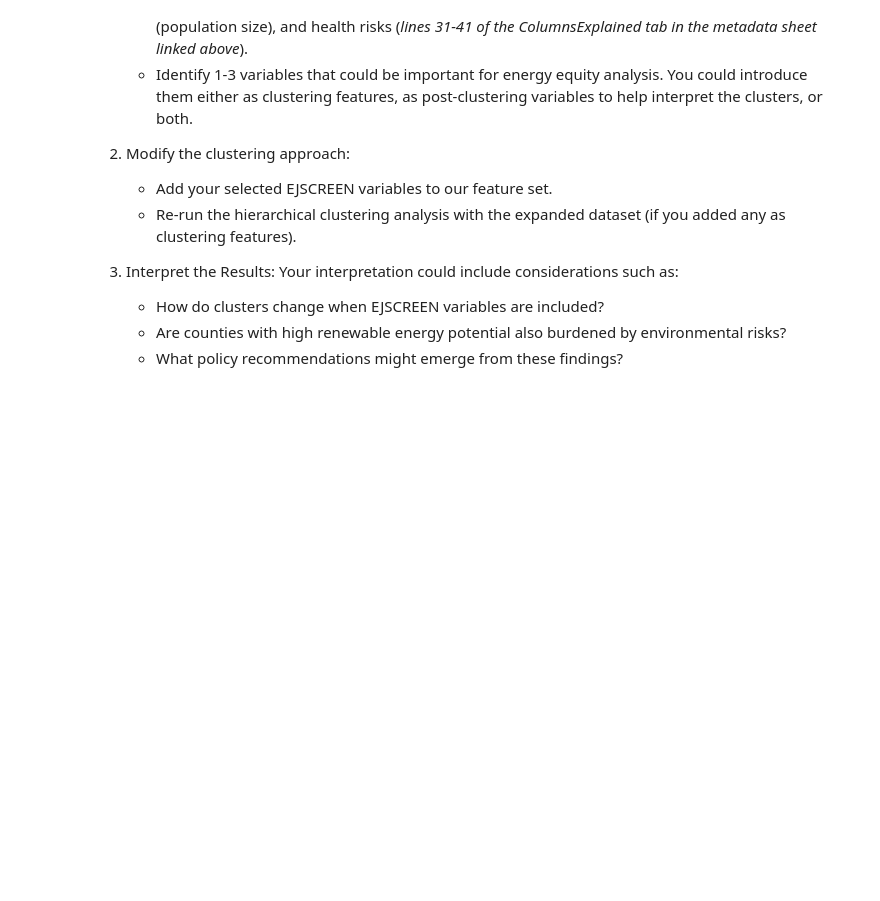
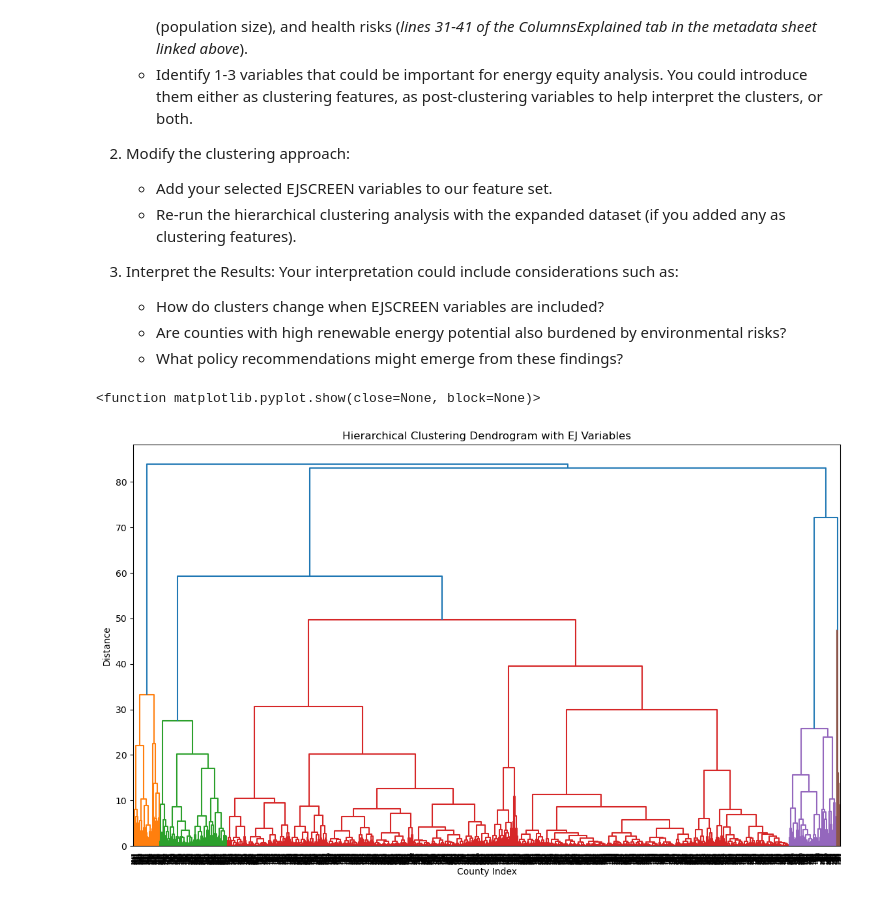
Before and after one commit to jocardelle/EDS232-labs, a Jupyter notebook: Week8/lab8-ej-clustering-.ipynb, the cells around one changed output. Drawn from its saved outputs; the diff is of its cells as text; code cells hidden in the pictures; blank space fills up the shorter version.

```diff
--- a/Week8/lab8-ej-clustering-.ipynb
+++ b/Week8/lab8-ej-clustering-.ipynb
@@ -117,0 +163,33 @@ So far, we have clustered counties based on **energy potential**, but energy pot
+# %%
+# Choose features
+ej_df = eeip_data[[
+    'utility_pv_technical_generation_potential_mwh',
+    'residential_pv_technical_generation_potential_mwh',
+    'land_based_wind_technical_generation_potential_mwh',
+    'commercial_pv_technical_generation_potential_mwh',
+    'minority_indicator',
+    'lowincome_indicator',
+    'pm25_5_prop'
+]]
+
+# Remove NAs
+ej_clean = ej_df.dropna()
+
+# Sclae
+scaler = StandardScaler()
+ej_scaled = scaler.fit_transform(ej_clean)
+
+
+# Hierarchial clustering
+ej_ward = linkage(ej_scaled, method = 'ward')
+
+# Dendogram
+plt.figure(figsize=(14, 8))
+dendrogram(ej_ward)
+plt.title('Hierarchical Clustering Dendrogram with EJ Variables')
+plt.xlabel('County Index')
+plt.ylabel('Distance')
+plt.show
+# %% [output]
+<function matplotlib.pyplot.show(close=None, block=None)>
+[figure, added]
```
Also changed, not shown: parts of 11 cells of this notebook, 1 other file.
